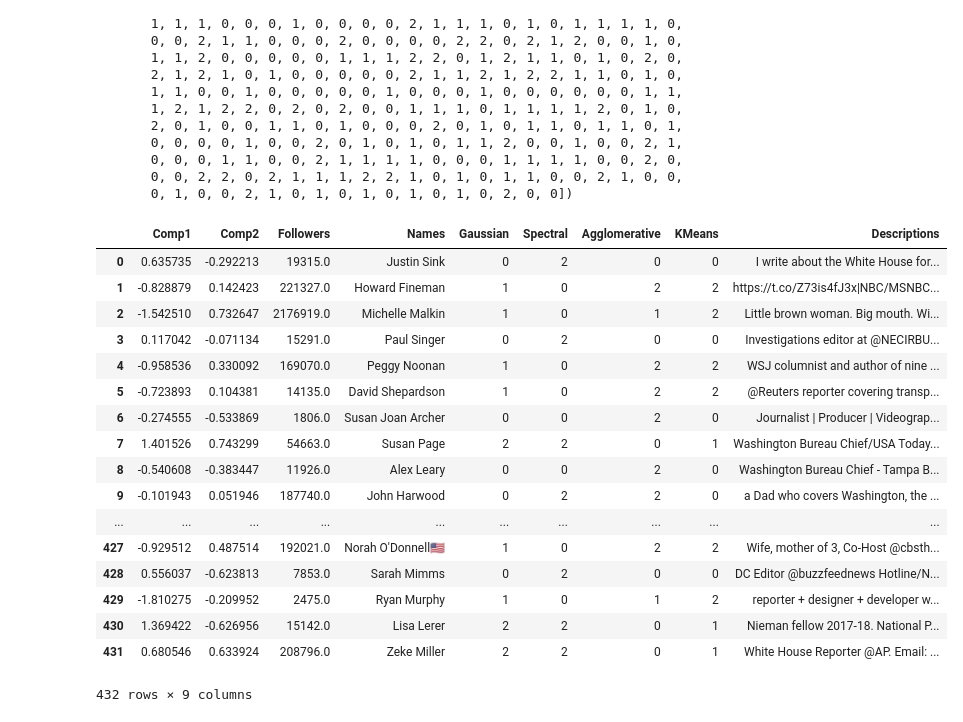
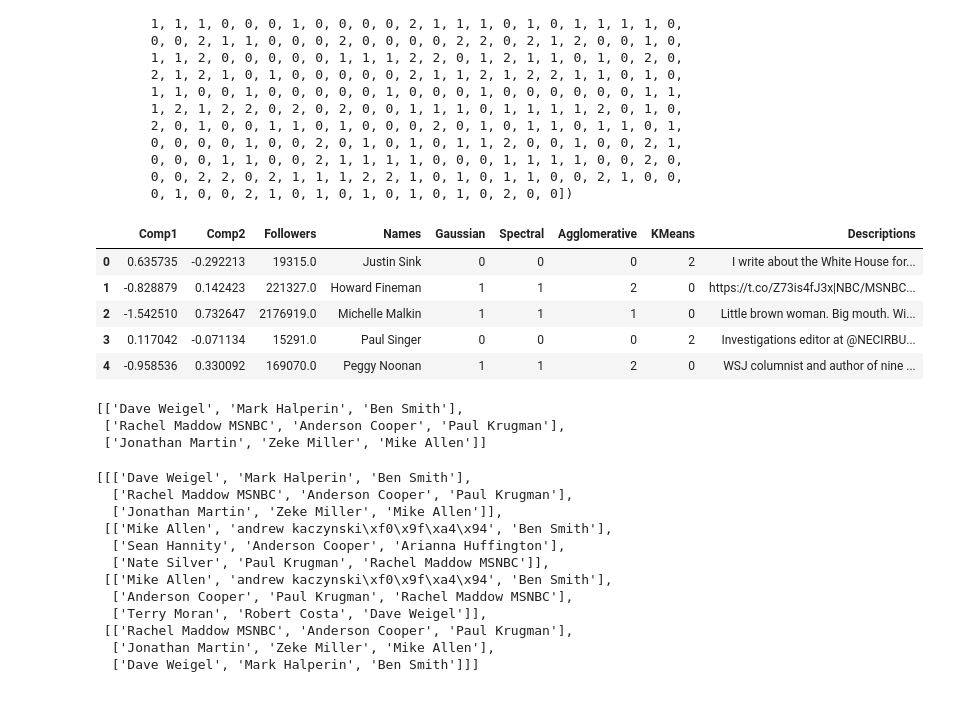
Before and after one commit to CornellDataScience/Social-Tribes, a Jupyter notebook: data/Gaussian.ipynb, the cells around one changed output. Drawn from its saved outputs; the diff is of its cells as text; code cells hidden in the pictures.

```diff
--- a/data/Gaussian.ipynb
+++ b/data/Gaussian.ipynb
@@ -268,30 +268,60 @@ predK_fixed = [1 if i == 0 else 2 if i == 1 else 0 for i in predK]
 # %%
 pca_df = pd.DataFrame(data=pca_data,columns=['Comp1','Comp2','Followers'])
 pca_df['Names'] = clean_names
 pca_df['Gaussian'] = predG
 pca_df['Spectral'] = predS
 pca_df['Agglomerative'] = predA_fixed
 pca_df['KMeans'] = predK_fixed
 pca_df['Descriptions'] = clean_descriptions
-pca_df
+pca_df.head()
 # %% [output]
 |  | Comp1 | Comp2 | Followers | Names | Gaussian | Spectral | Agglomerative | KMeans | Descriptions |
-| 0 | 0.635735 | -0.292213 | 19315.0 | Justin Sink | 0 | 2 | 0 | 0 | I write about the White House for... |
-| 1 | -0.828879 | 0.142423 | 221327.0 | Howard Fineman | 1 | 0 | 2 | 2 | https://t.co/Z73is4fJ3x|NBC/MSNBC... |
-| 2 | -1.542510 | 0.732647 | 2176919.0 | Michelle Malkin | 1 | 0 | 1 | 2 | Little brown woman. Big mouth. Wi... |
-| 3 | 0.117042 | -0.071134 | 15291.0 | Paul Singer | 0 | 2 | 0 | 0 | Investigations editor at @NECIRBU... |
-| 4 | -0.958536 | 0.330092 | 169070.0 | Peggy Noonan | 1 | 0 | 2 | 2 | WSJ columnist and author of nine ... |
-| 5 | -0.723893 | 0.104381 | 14135.0 | David Shepardson | 1 | 0 | 2 | 2 | @Reuters reporter covering transp... |
-| 6 | -0.274555 | -0.533869 | 1806.0 | Susan Joan Archer | 0 | 0 | 2 | 0 | Journalist | Producer | Videograp... |
-| 7 | 1.401526 | 0.743299 | 54663.0 | Susan Page | 2 | 2 | 0 | 1 | Washington Bureau Chief/USA Today... |
-| 8 | -0.540608 | -0.383447 | 11926.0 | Alex Leary | 0 | 0 | 2 | 0 | Washington Bureau Chief - Tampa B... |
-| 9 | -0.101943 | 0.051946 | 187740.0 | John Harwood | 0 | 2 | 2 | 0 | a Dad who covers Washington, the ... |
-| ... | ... | ... | ... | ... | ... | ... | ... | ... | ... |
-| 427 | -0.929512 | 0.487514 | 192021.0 | Norah O'Donnell🇺🇸 | 1 | 0 | 2 | 2 | Wife, mother of 3, Co-Host @cbsth... |
-| 428 | 0.556037 | -0.623813 | 7853.0 | Sarah Mimms | 0 | 2 | 0 | 0 | DC Editor @buzzfeednews Hotline/N... |
-| 429 | -1.810275 | -0.209952 | 2475.0 | Ryan Murphy | 1 | 0 | 1 | 2 | reporter + designer + developer w... |
-| 430 | 1.369422 | -0.626956 | 15142.0 | Lisa Lerer | 2 | 2 | 0 | 1 | Nieman fellow 2017-18. National P... |
-| 431 | 0.680546 | 0.633924 | 208796.0 | Zeke Miller | 2 | 2 | 0 | 1 | White House Reporter @AP. Email: ... |
+| 0 | 0.635735 | -0.292213 | 19315.0 | Justin Sink | 0 | 0 | 0 | 2 | I write about the White House for... |
+| 1 | -0.828879 | 0.142423 | 221327.0 | Howard Fineman | 1 | 1 | 2 | 0 | https://t.co/Z73is4fJ3x|NBC/MSNBC... |
+| 2 | -1.542510 | 0.732647 | 2176919.0 | Michelle Malkin | 1 | 1 | 1 | 0 | Little brown woman. Big mouth. Wi... |
+| 3 | 0.117042 | -0.071134 | 15291.0 | Paul Singer | 0 | 0 | 0 | 2 | Investigations editor at @NECIRBU... |
+| 4 | -0.958536 | 0.330092 | 169070.0 | Peggy Noonan | 1 | 1 | 2 | 0 | WSJ columnist and author of nine ... |
-432 rows × 9 columns
 # %%
 pca_df.to_csv('pca.csv')
+# %%
+gaussian_prominent = [['','',''],['','',''],['','','']]
+gaussian_followers = [[0,0,0],[0,0,0],[0,0,0]]
+for i in range(0,432):
+    cluster_num = pca_df['Gaussian'][i]
+    min_followers = min(gaussian_followers[cluster_num])
+    if pca_df['Followers'][i] > min_followers:
+        inner_index = gaussian_followers[cluster_num].index(min_followers)
+        gaussian_followers[cluster_num][inner_index] = pca_df['Followers'][i]
+        gaussian_prominent[cluster_num][inner_index] = pca_df['Names'][i]
+gaussian_prominent
+# %% [output]
+[['Dave Weigel', 'Mark Halperin', 'Ben Smith'],
+ ['Rachel Maddow MSNBC', 'Anderson Cooper', 'Paul Krugman'],
+ ['Jonathan Martin', 'Zeke Miller', 'Mike Allen']]
+# %%
+prominents = [[['','',''],['','',''],['','','']], [['','',''],['','',''],['','','']], [['','',''],['','',''],['','','']], [['','',''],['','',''],['','','']], ]
+prominent_followers = [[[0,0,0],[0,0,0],[0,0,0]], [[0,0,0],[0,0,0],[0,0,0]], [[0,0,0],[0,0,0],[0,0,0]], [[0,0,0],[0,0,0],[0,0,0]], ]
+algo = ['Gaussian', 'Spectral', 'Agglomerative', 'KMeans']
+
+for j in range(0,4):
+    for i in range(0,432):
+        cluster_num = pca_df[algo[j]][i]
+        min_followers = min(prominent_followers[j][cluster_num])
+        if pca_df['Followers'][i] > min_followers:
+            inner_index = prominent_followers[j][cluster_num].index(min_followers)
+            prominent_followers[j][cluster_num][inner_index] = pca_df['Followers'][i]
+            prominents[j][cluster_num][inner_index] = pca_df['Names'][i]
+prominents
+# %% [output]
+[[['Dave Weigel', 'Mark Halperin', 'Ben Smith'],
+  ['Rachel Maddow MSNBC', 'Anderson Cooper', 'Paul Krugman'],
+  ['Jonathan Martin', 'Zeke Miller', 'Mike Allen']],
+ [['Mike Allen', 'andrew kaczynski\xf0\x9f\xa4\x94', 'Ben Smith'],
+  ['Sean Hannity', 'Anderson Cooper', 'Arianna Huffington'],
+  ['Nate Silver', 'Paul Krugman', 'Rachel Maddow MSNBC']],
+ [['Mike Allen', 'andrew kaczynski\xf0\x9f\xa4\x94', 'Ben Smith'],
+  ['Anderson Cooper', 'Paul Krugman', 'Rachel Maddow MSNBC'],
+  ['Terry Moran', 'Robert Costa', 'Dave Weigel']],
+ [['Rachel Maddow MSNBC', 'Anderson Cooper', 'Paul Krugman'],
+  ['Jonathan Martin', 'Zeke Miller', 'Mike Allen'],
+  ['Dave Weigel', 'Mark Halperin', 'Ben Smith']]]
```
Also changed, not shown: parts of 3 cells of this notebook, 7 other files.
